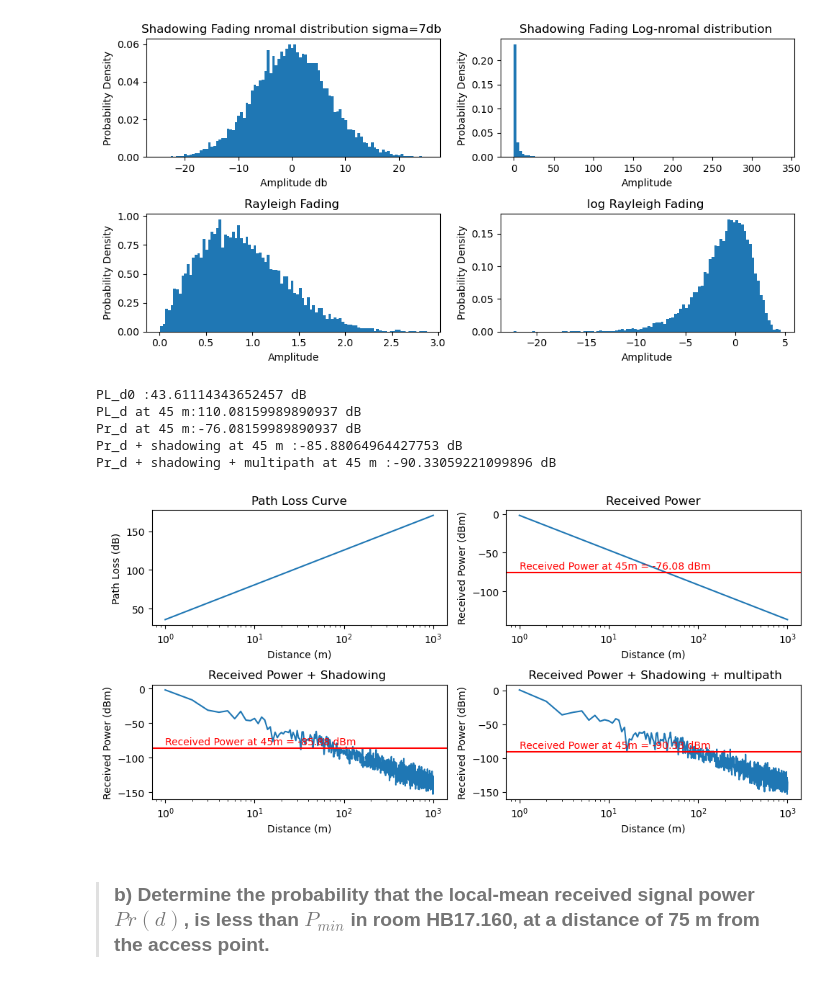
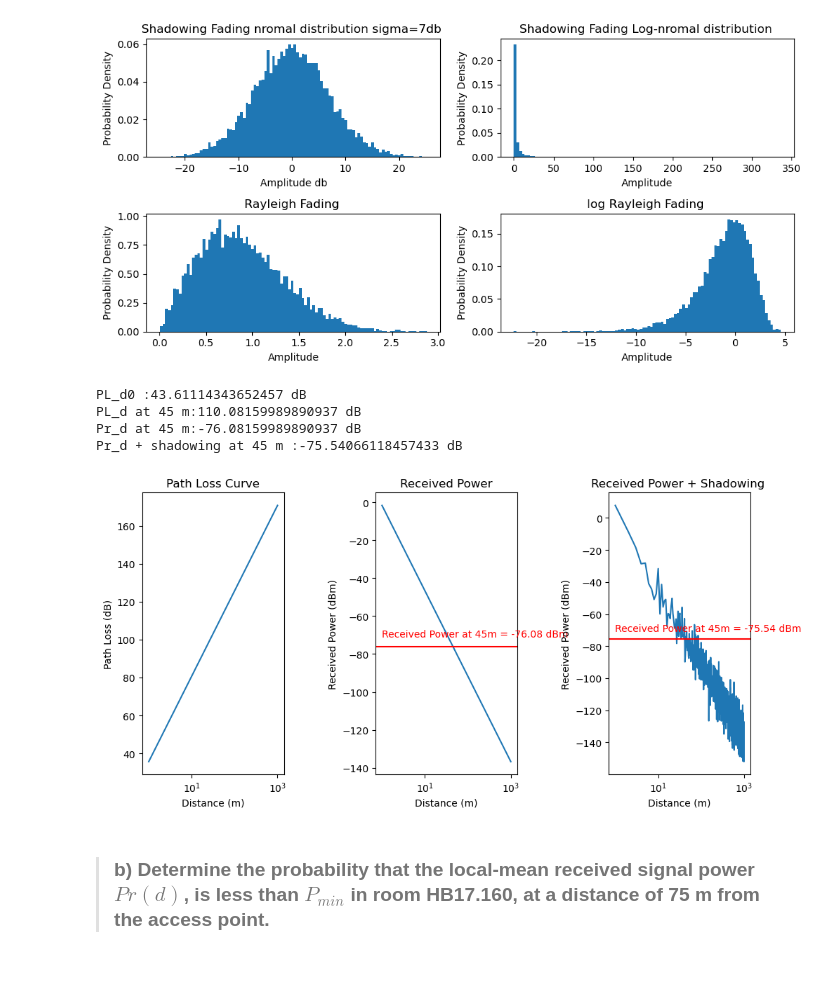
Before and after one commit to KJialun/PHD-Assignment, a Jupyter notebook: wireless_communication.ipynb, the cells around one changed output. Drawn from its saved outputs; the diff is of its cells as text; code cells hidden in the pictures.

```diff
--- a/wireless_communication.ipynb
+++ b/wireless_communication.ipynb
@@ -100,58 +99,41 @@ print("Pr_d at 45 m:{:} dB".format(Pr_d[45-1]))
 # consider shadowing
 Pr_d_shadowing = Pr_d + np.random.normal(scale=sigma_s, size=len(d_range))
 print("Pr_d + shadowing at 45 m :{:} dB".format(Pr_d_shadowing[45-1]))
-# Generate Rayleigh fading
-cos_theta = np.random.normal(scale=np.sqrt(0.5), size=len(d_range))
-sin_theta = np.random.normal(scale=np.sqrt(0.5), size=len(d_range))
-rayleigh_fading = np.abs(cos_theta + 1j * sin_theta)
-# consider multipath
-Pr_d_shadowing_multipath = Pr_d_shadowing + 10*np.log10(rayleigh_fading)
-print("Pr_d + shadowing + multipath at 45 m :{:} dB".format(Pr_d_shadowing_multipath[45-1]))
 # %% [output]
 PL_d0 :43.61114343652457 dB
 PL_d at 45 m:110.08159989890937 dB
 Pr_d at 45 m:-76.08159989890937 dB
-Pr_d + shadowing at 45 m :-85.88064964427753 dB
-Pr_d + shadowing + multipath at 45 m :-90.33059221099896 dB
+Pr_d + shadowing at 45 m :-75.54066118457433 dB
 # %%
-fig, axs = plt.subplots(2, 2, figsize=(10, 5))
+fig, axs = plt.subplots(1, 3, figsize=(10, 5))
 # Plot path loss curve
-axs[0, 0].plot(d_range, PL_d)
-axs[0, 0].set_title('Path Loss Curve')
-axs[0, 0].set_xlabel('Distance (m)')
-axs[0, 0].set_ylabel('Path Loss (dB)')
-axs[0, 0].set_xscale('log')
+axs[0].plot(d_range, PL_d)
+axs[0].set_title('Path Loss Curve')
+axs[0].set_xlabel('Distance (m)')
+axs[0].set_ylabel('Path Loss (dB)')
+axs[0].set_xscale('log')
 # Plot received power vs. distance
-axs[0, 1].plot(d_range, Pr_d)
-axs[0, 1].set_title('Received Power')
-axs[0, 1].set_xlabel('Distance (m)')
-axs[0, 1].set_ylabel('Received Power (dBm)')
-axs[0, 1].set_xscale('log')
-axs[0, 1].axhline(y=Pr_d[45-1], color='r', linestyle='-')
-axs[0, 1].text(1, Pr_d[45-1]+5, 'Received Power at 45m = {:.2f} dBm'.format(Pr_d[45-1]), color='r')
-# Plot received power + Shadowing vs. distance with shadowing
-axs[1, 0].plot(d_range, Pr_d_shadowing)
-axs[1, 0].set_title('Received Power + Shadowing ')
-axs[1, 0].set_xlabel('Distance (m)')
-axs[1, 0].set_ylabel('Received Power (dBm)')
-axs[1, 0].set_xscale('log')
-axs[1, 0].axhline(y=Pr_d_shadowing[45-1], color='r', linestyle='-')
-axs[1, 0].text(1, Pr_d_shadowing[45-1]+5, 'Received Power at 45m = {:.2f} dBm'.format(Pr_d_shadowing[45-1]), color='r')
-
-# Plot received power + Shadowing + multipath vs. distance with shadowing
-axs[1, 1].plot(d_range, Pr_d_shadowing_multipath)
-axs[1, 1].set_title(' Received Power + Shadowing + multipath')
-axs[1, 1].set_xlabel('Distance (m)')
-axs[1, 1].set_ylabel('Received Power (dBm)')
-axs[1, 1].set_xscale('log')
-axs[1, 1].axhline(y=Pr_d_shadowing_multipath[45-1], color='r', linestyle='-')
-axs[1, 1].text(1, Pr_d_shadowing_multipath[45-1]+5, 'Received Power at 45m = {:.2f} dBm'.format(Pr_d_shadowing_multipath[45-1]), color='r')
+axs[1].plot(d_range, Pr_d)
+axs[1].set_title('Received Power')
+axs[1].set_xlabel('Distance (m)')
+axs[1].set_ylabel('Received Power (dBm)')
+axs[1].set_xscale('log')
+axs[1].axhline(y=Pr_d[45-1], color='r', linestyle='-')
+axs[1].text(1, Pr_d[45-1]+5, 'Received Power at 45m = {:.2f} dBm'.format(Pr_d[45-1]), color='r')
+# Plot received power + Shadowing vs. distance
+axs[2].plot(d_range, Pr_d_shadowing)
+axs[2].set_title('Received Power + Shadowing ')
+axs[2].set_xlabel('Distance (m)')
+axs[2].set_ylabel('Received Power (dBm)')
+axs[2].set_xscale('log')
+axs[2].axhline(y=Pr_d_shadowing[45-1], color='r', linestyle='-')
+axs[2].text(1, Pr_d_shadowing[45-1]+5, 'Received Power at 45m = {:.2f} dBm'.format(Pr_d_shadowing[45-1]), color='r')
 
 # Adjust layout and display plots
 fig.tight_layout()
 plt.show()
 # %% [output]
-[figure, old version]
+[figure, new version]
 # %% [markdown]
 > ### b) Determine the probability that the local-mean received signal power $ Pr(d) $, is less than $ P_{min} $ in room HB17.160, at a distance of 75 m from the access point.
 # %% [markdown]
```
Also changed, not shown: parts of 1 cell of this notebook.
